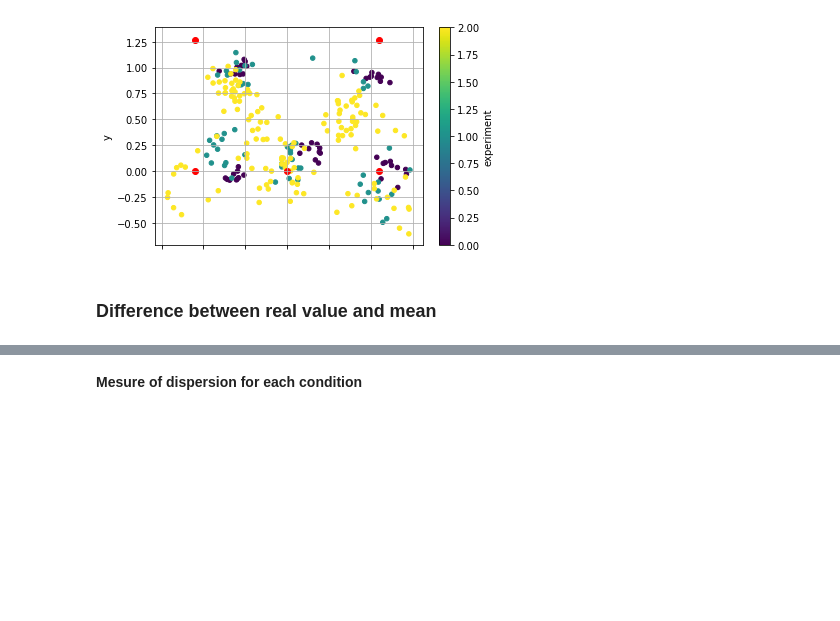
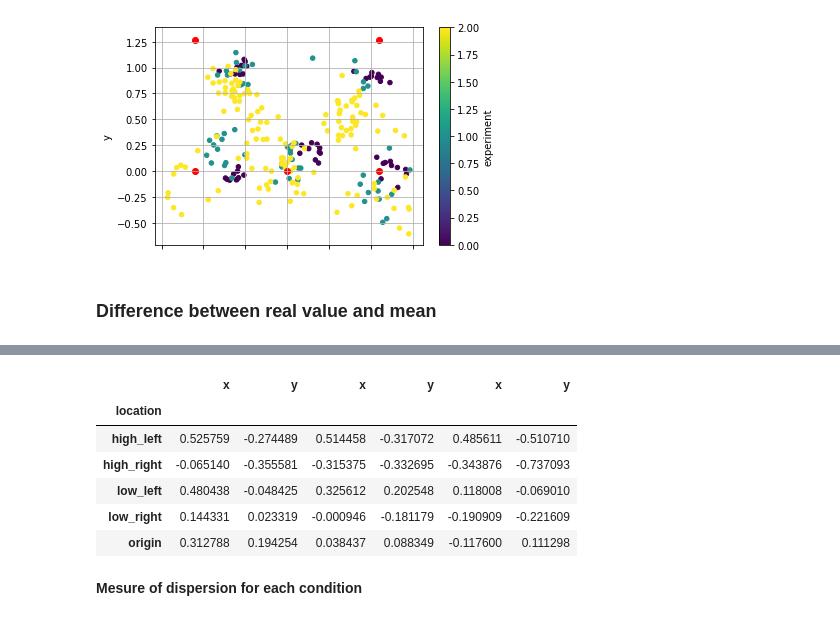
Before and after one commit to dsi-icl/do-gaze, a Jupyter notebook: Andrinirina/report/Analysis.ipynb, the cells around one changed output, grey strips where cells are left out. Saved outputs shown, nothing was run; the diff lists cells and outputs as text; code cells hidden in the pictures; blank space fills up the shorter version.

```diff
--- a/Andrinirina/report/Analysis.ipynb
+++ b/Andrinirina/report/Analysis.ipynb
@@ -94,2 +100,13 @@ diff_mean_2.plot.scatter(x='x', y='y', c='r', ax=ax0)
+# %%
+tr = [diff_mean_0, diff_mean_1, diff_mean_2]
+pd.concat(tr, axis=1)
+# %% [output]
+|  | x | y | x | y | x | y |
+| location |  |  |  |  |  |  |
+| high_left | 0.525759 | -0.274489 | 0.514458 | -0.317072 | 0.485611 | -0.510710 |
+| high_right | -0.065140 | -0.355581 | -0.315375 | -0.332695 | -0.343876 | -0.737093 |
+| low_left | 0.480438 | -0.048425 | 0.325612 | 0.202548 | 0.118008 | -0.069010 |
+| low_right | 0.144331 | 0.023319 | -0.000946 | -0.181179 | -0.190909 | -0.221609 |
+| origin | 0.312788 | 0.194254 | 0.038437 | 0.088349 | -0.117600 | 0.111298 |
 # %% [markdown]
 **Mesure of dispersion for each condition**
```
Also changed, not shown: parts of 7 cells of this notebook.
